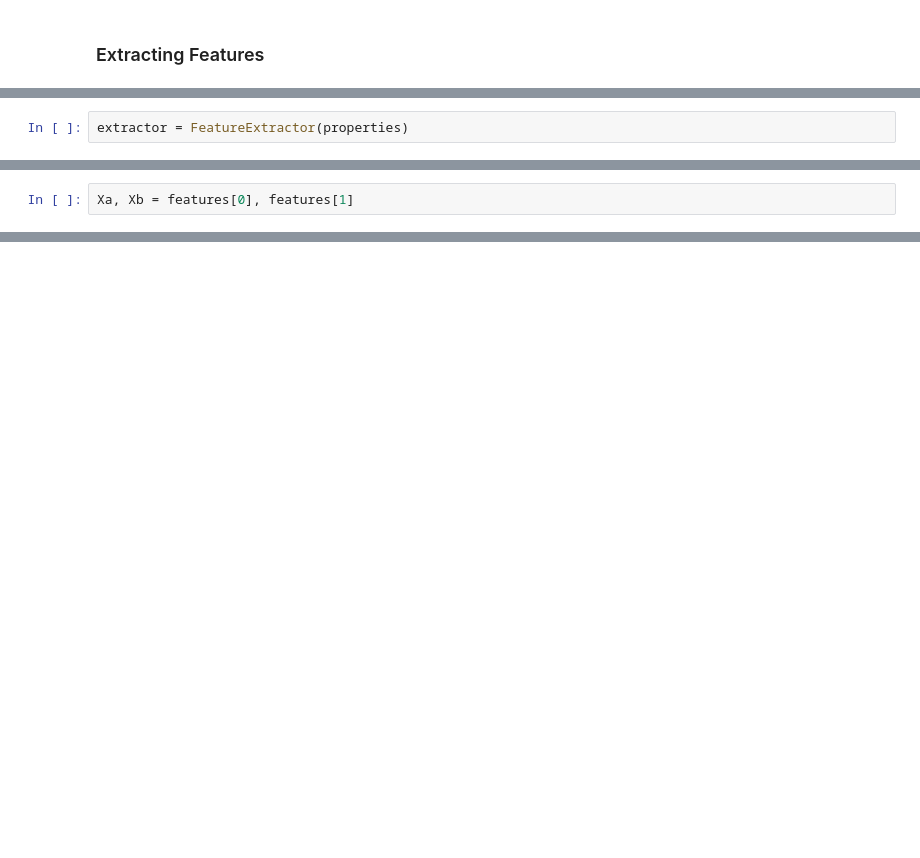
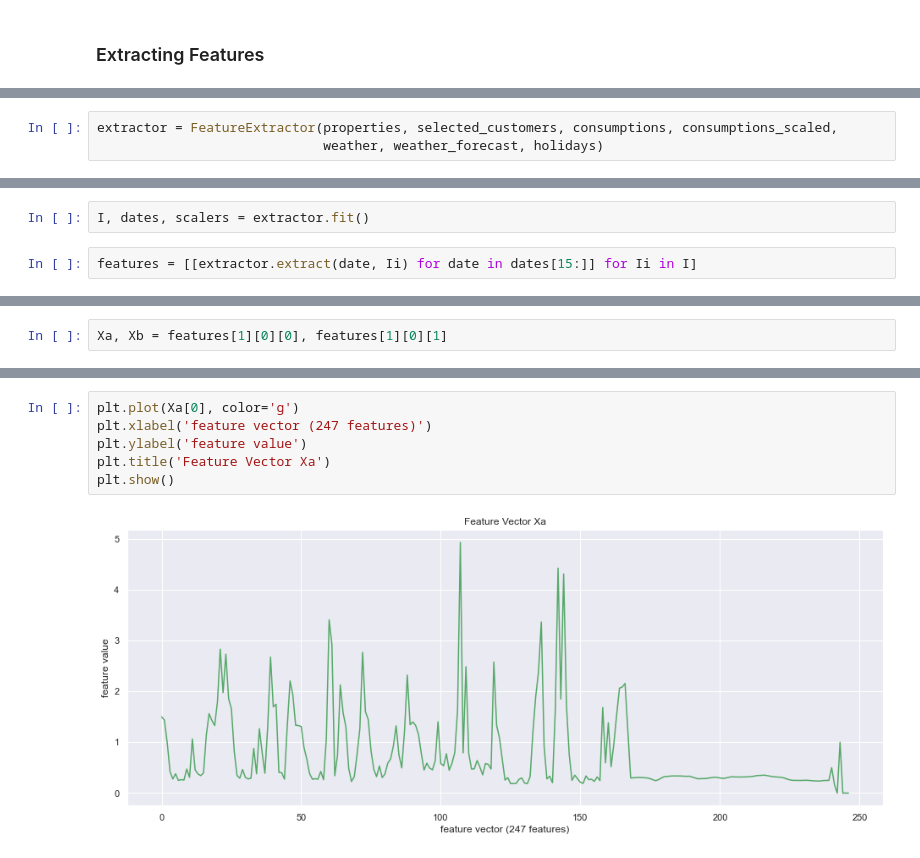
Before and after one commit to deepinsights-analytica/ieee-icpse2021-paper, a Jupyter notebook: notebooks/B1_FeatureExtraction.ipynb, the cells around one changed output, grey strips where cells are left out. Cells and saved outputs as stored; diff of their text form; blank space fills up the shorter version.

Commit message:
refactoring of the implementation of the feature extractor

```diff
--- a/notebooks/B1_FeatureExtraction.ipynb
+++ b/notebooks/B1_FeatureExtraction.ipynb
@@ -202,2 +274,3 @@ properties = {
 # %%
-extractor = FeatureExtractor(properties)
+extractor = FeatureExtractor(properties, selected_customers, consumptions, consumptions_scaled,
+                             weather, weather_forecast, holidays)
@@ -206,3 +277,7 @@ features = extractor.extract(date, customer, consumptions, weather, holidays)
+# %%
+I, dates, scalers = extractor.fit()
+# %%
+features = [[extractor.extract(date, Ii) for date in dates[15:]] for Ii in I]
 # %% [markdown]
 ### Results: 2 Feature Vectors Xa, Xb
 
@@ -212,5 +287,5 @@ The feature vector *Xb* contains 13 scaled daily mean consumption values (past 1
 # %%
-Xa, Xb = features[0], features[1]
+Xa, Xb = features[1][0][0], features[1][0][1]
 # %%
 Xa.shape, Xb.shape
 # %% [output]
@@ -244,0 +313,8 @@ print(Xb)
+# %%
+plt.plot(Xa[0], color='g')
+plt.xlabel('feature vector (247 features)')
+plt.ylabel('feature value')
+plt.title('Feature Vector Xa')
+plt.show()
+# %% [output]
+[figure, added]
```
Also changed, not shown: parts of 19 cells of this notebook.
